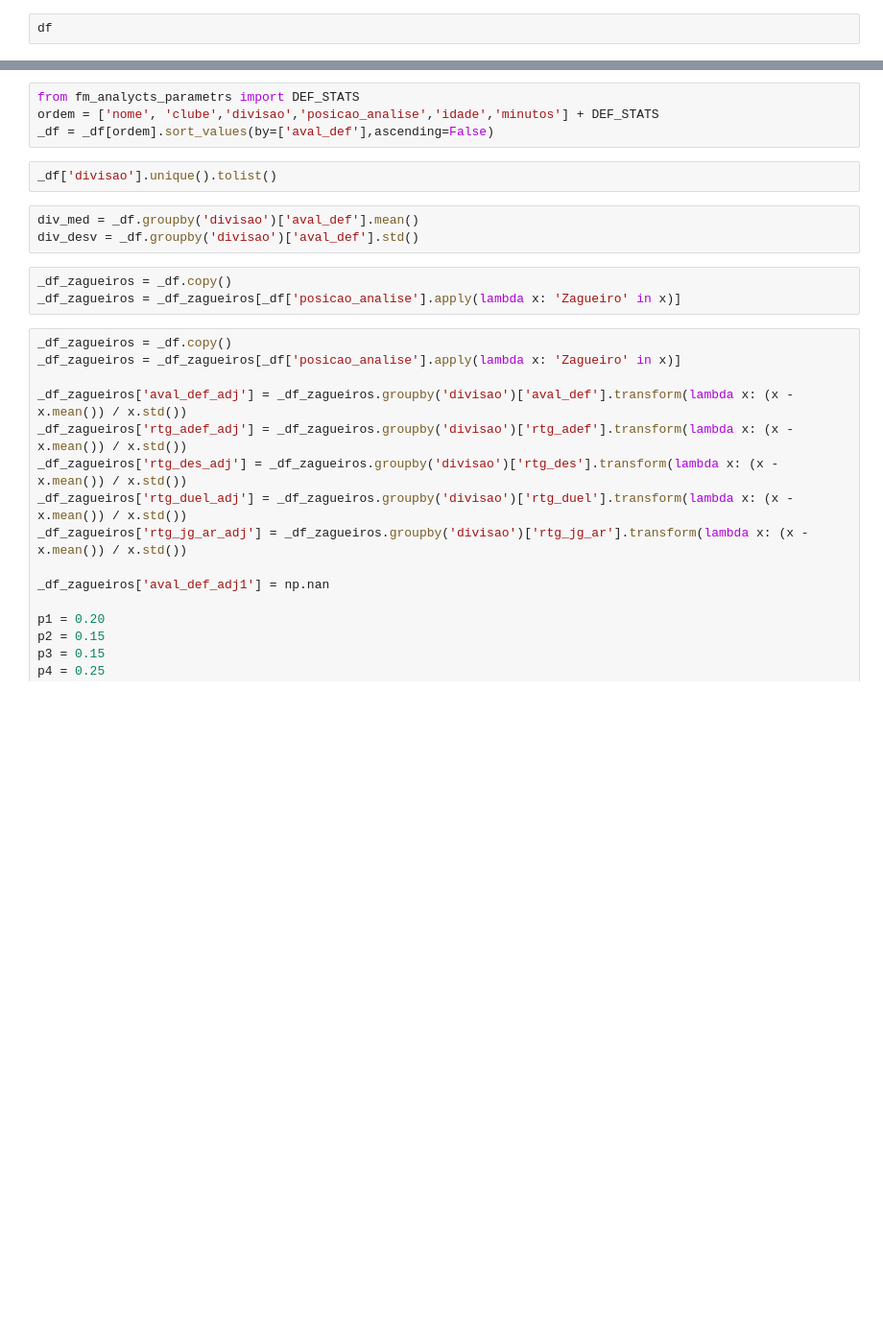
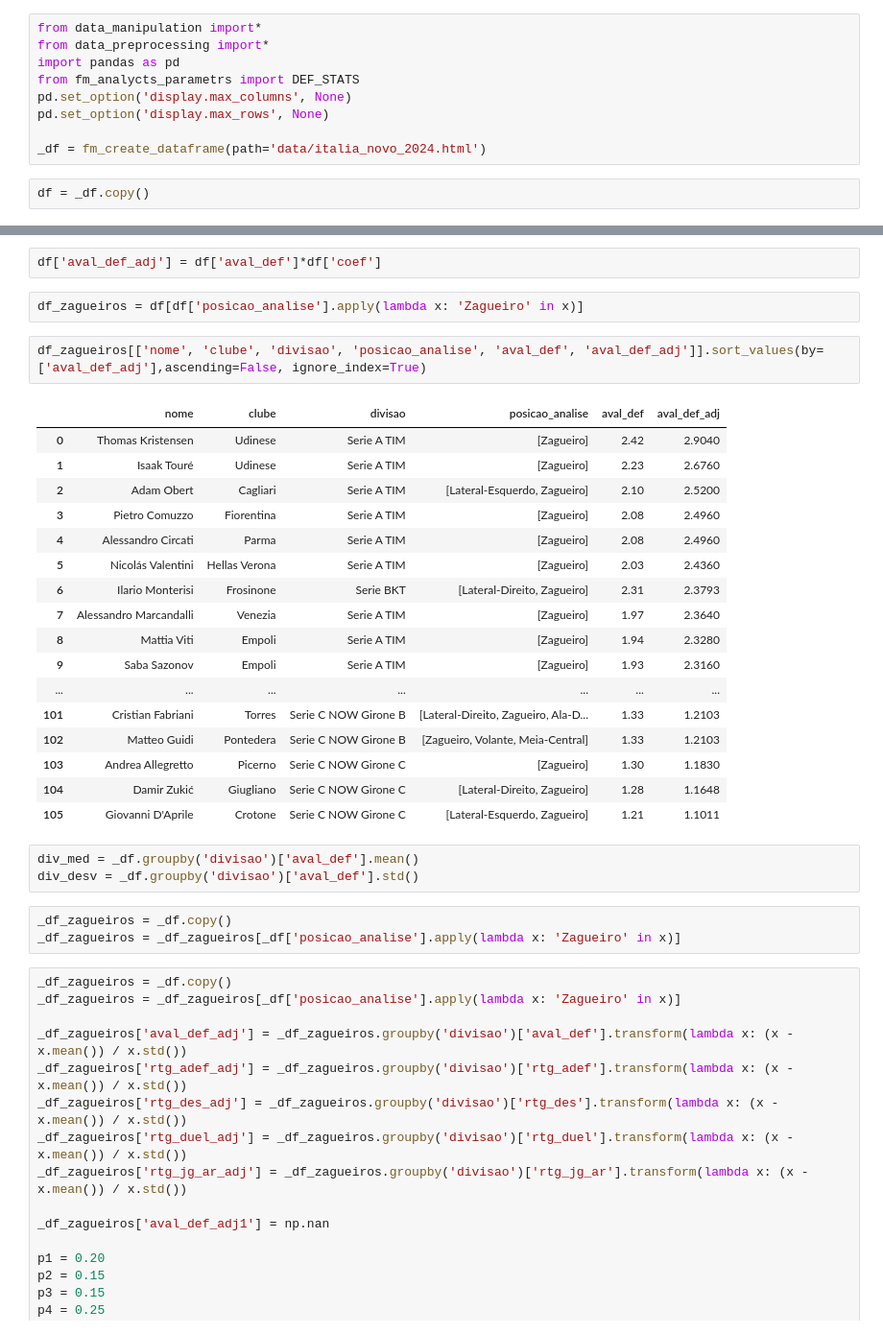
Before and after one commit to colesepa/fm_analise_de_dados, a Jupyter notebook: dataview.ipynb, the cells around one changed output, grey strips where cells are left out. Shown: that part at 96% size. Saved outputs shown, nothing was run; the diff lists cells and outputs as text; blank space fills up the shorter version.

```diff
--- a/dataview.ipynb
+++ b/dataview.ipynb
@@ -77,2 +1,11 @@ df = pd.DataFrame(data[0])
+# %%
+from data_manipulation import*
+from data_preprocessing import*
+import pandas as pd
+from fm_analycts_parametrs import DEF_STATS
+pd.set_option('display.max_columns', None)
+pd.set_option('display.max_rows', None)
+
+_df = fm_create_dataframe(path='data/italia_novo_2024.html')
 # %%
-df
+df = _df.copy()
@@ -91,9 +26,27 @@ _df[['nome','idade','posicao_analise','divisao','aval_fin','npxG_p90','npG_p90',
+# %%
+df['aval_def_adj'] = df['aval_def']*df['coef']
+# %%
+df_zagueiros = df[df['posicao_analise'].apply(lambda x: 'Zagueiro' in x)]
 # %%
-from fm_analycts_parametrs import DEF_STATS
-ordem = ['nome', 'clube','divisao','posicao_analise','idade','minutos'] + DEF_STATS
-_df = _df[ordem].sort_values(by=['aval_def'],ascending=False)
+df_zagueiros[['nome', 'clube', 'divisao', 'posicao_analise', 'aval_def', 'aval_def_adj']].sort_values(by=['aval_def_adj'],ascending=False, ignore_index=True)
+# %% [output]
+|  | nome | clube | divisao | posicao_analise | aval_def | aval_def_adj |
+| 0 | Thomas Kristensen | Udinese | Serie A TIM | [Zagueiro] | 2.42 | 2.9040 |
+| 1 | Isaak Touré | Udinese | Serie A TIM | [Zagueiro] | 2.23 | 2.6760 |
+| 2 | Adam Obert | Cagliari | Serie A TIM | [Lateral-Esquerdo, Zagueiro] | 2.10 | 2.5200 |
+| 3 | Pietro Comuzzo | Fiorentina | Serie A TIM | [Zagueiro] | 2.08 | 2.4960 |
+| 4 | Alessandro Circati | Parma | Serie A TIM | [Zagueiro] | 2.08 | 2.4960 |
+| 5 | Nicolás Valentini | Hellas Verona | Serie A TIM | [Zagueiro] | 2.03 | 2.4360 |
+| 6 | Ilario Monterisi | Frosinone | Serie BKT | [Lateral-Direito, Zagueiro] | 2.31 | 2.3793 |
+| 7 | Alessandro Marcandalli | Venezia | Serie A TIM | [Zagueiro] | 1.97 | 2.3640 |
+| 8 | Mattia Viti | Empoli | Serie A TIM | [Zagueiro] | 1.94 | 2.3280 |
+| 9 | Saba Sazonov | Empoli | Serie A TIM | [Zagueiro] | 1.93 | 2.3160 |
+| ... | ... | ... | ... | ... | ... | ... |
+| 101 | Cristian Fabriani | Torres | Serie C NOW Girone B | [Lateral-Direito, Zagueiro, Ala-D... | 1.33 | 1.2103 |
+| 102 | Matteo Guidi | Pontedera | Serie C NOW Girone B | [Zagueiro, Volante, Meia-Central] | 1.33 | 1.2103 |
+| 103 | Andrea Allegretto | Picerno | Serie C NOW Girone C | [Zagueiro] | 1.30 | 1.1830 |
+| 104 | Damir Zukić | Giugliano | Serie C NOW Girone C | [Lateral-Direito, Zagueiro] | 1.28 | 1.1648 |
+| 105 | Giovanni D'Aprile | Crotone | Serie C NOW Girone C | [Lateral-Esquerdo, Zagueiro] | 1.21 | 1.1011 |
-# %%
-_df['divisao'].unique().tolist()
 # %%
 div_med = _df.groupby('divisao')['aval_def'].mean()
 div_desv = _df.groupby('divisao')['aval_def'].std()
```
Also changed, not shown: parts of 16 cells of this notebook, 12 other files.
